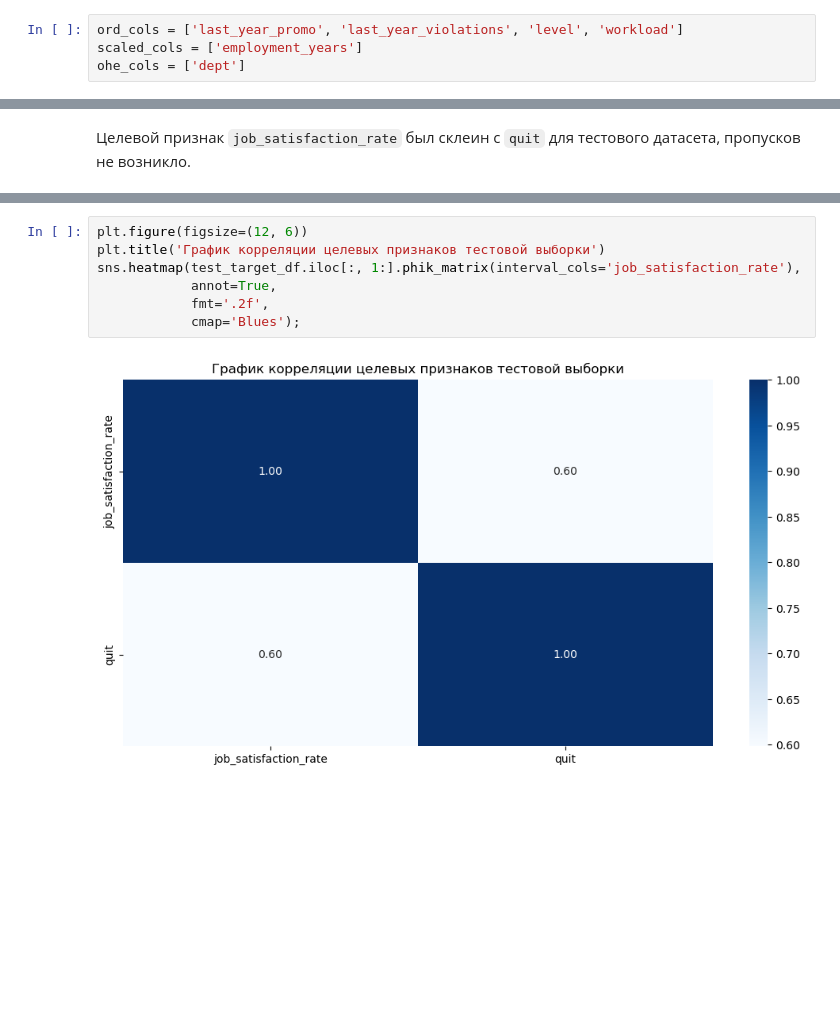
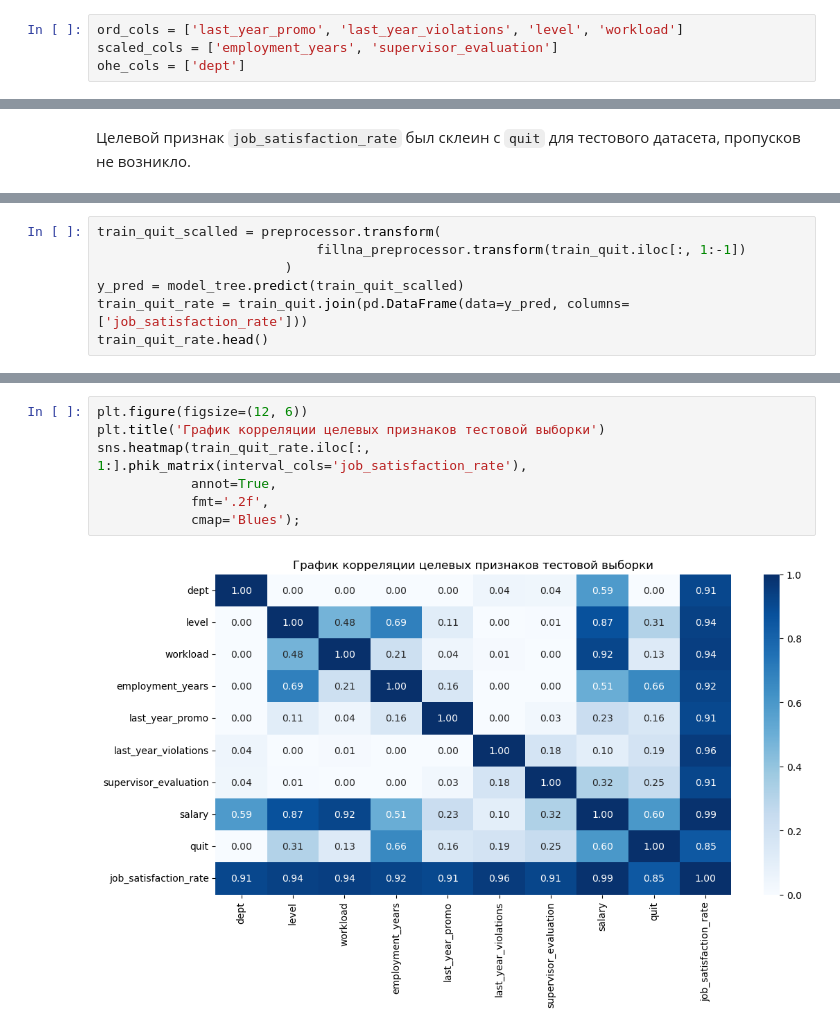
Before and after one commit to serguntsov/ML_HR_ANALYST, a Jupyter notebook: satisfaction_rate_job.ipynb, the cells around one changed output, grey strips where cells are left out. Cells and saved outputs as stored; diff of their text form; blank space fills up the shorter version.

```diff
--- a/satisfaction_rate_job.ipynb
+++ b/satisfaction_rate_job.ipynb
@@ -476,7 +484,7 @@ X_test = test_job_satisfaction.drop(['id', 'job_satisfaction_rate', 'salary'], a
 y_test = test_job_satisfaction['job_satisfaction_rate']
 # %%
 ord_cols = ['last_year_promo', 'last_year_violations', 'level', 'workload']
-scaled_cols = ['employment_years']
+scaled_cols = ['employment_years', 'supervisor_evaluation']
 ohe_cols = ['dept']
 # %% [markdown]
 Определены признаки под правильную технику кодирования, мультиколлениарный признак удален из датасетов.
@@ -939,0 +1017,7 @@ dtype: int64
+# %%
+train_quit_scalled = preprocessor.transform(
+                            fillna_preprocessor.transform(train_quit.iloc[:, 1:-1])
+                        )
+y_pred = model_tree.predict(train_quit_scalled)
+train_quit_rate = train_quit.join(pd.DataFrame(data=y_pred, columns=['job_satisfaction_rate']))
+train_quit_rate.head()
@@ -940,9 +1031,9 @@ dtype: int64
 # %%
 plt.figure(figsize=(12, 6))
 plt.title('График корреляции целевых признаков тестовой выборки')
-sns.heatmap(test_target_df.iloc[:, 1:].phik_matrix(interval_cols='job_satisfaction_rate'),
+sns.heatmap(train_quit_rate.iloc[:, 1:].phik_matrix(interval_cols='job_satisfaction_rate'),
             annot=True,
             fmt='.2f',
             cmap='Blues');
 # %% [output]
-[figure, old version]
+[figure, new version]
```
Also changed, not shown: parts of 45 cells of this notebook.
